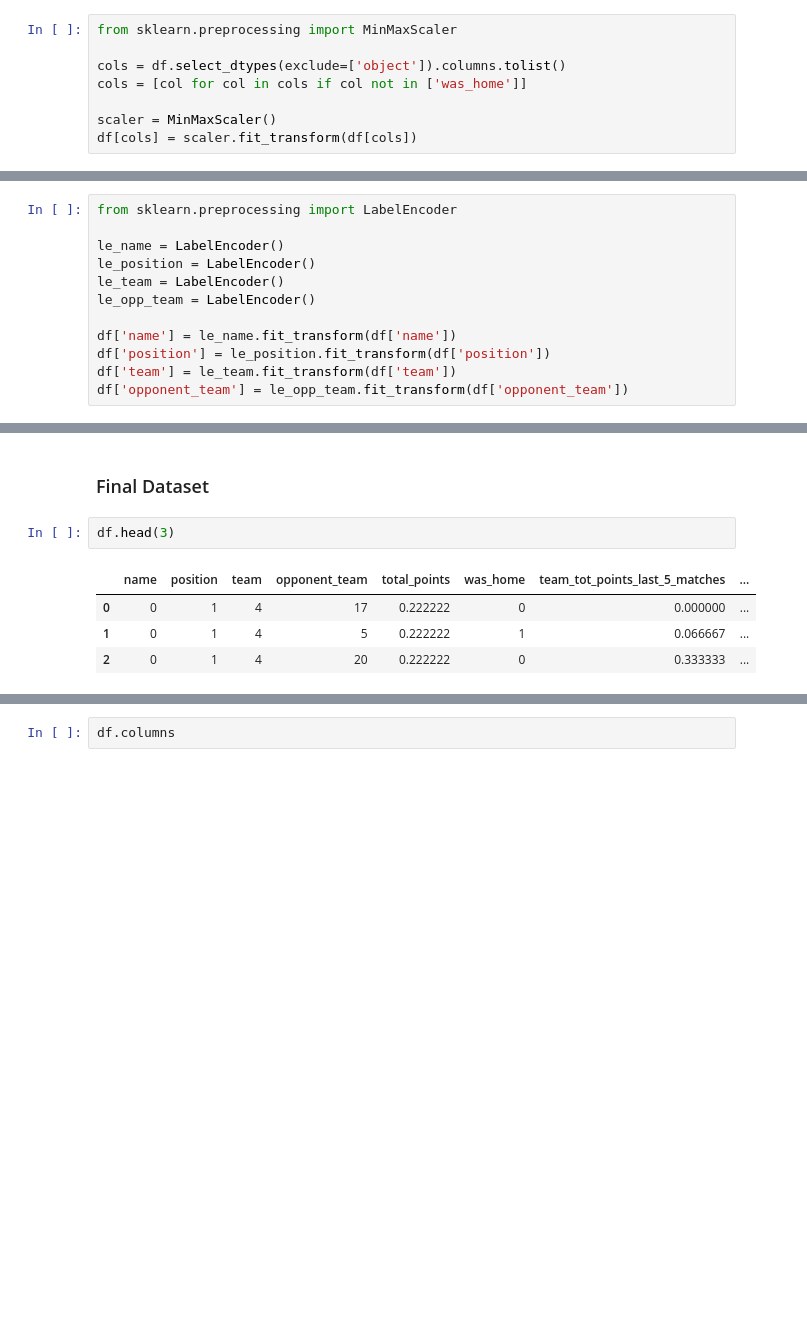
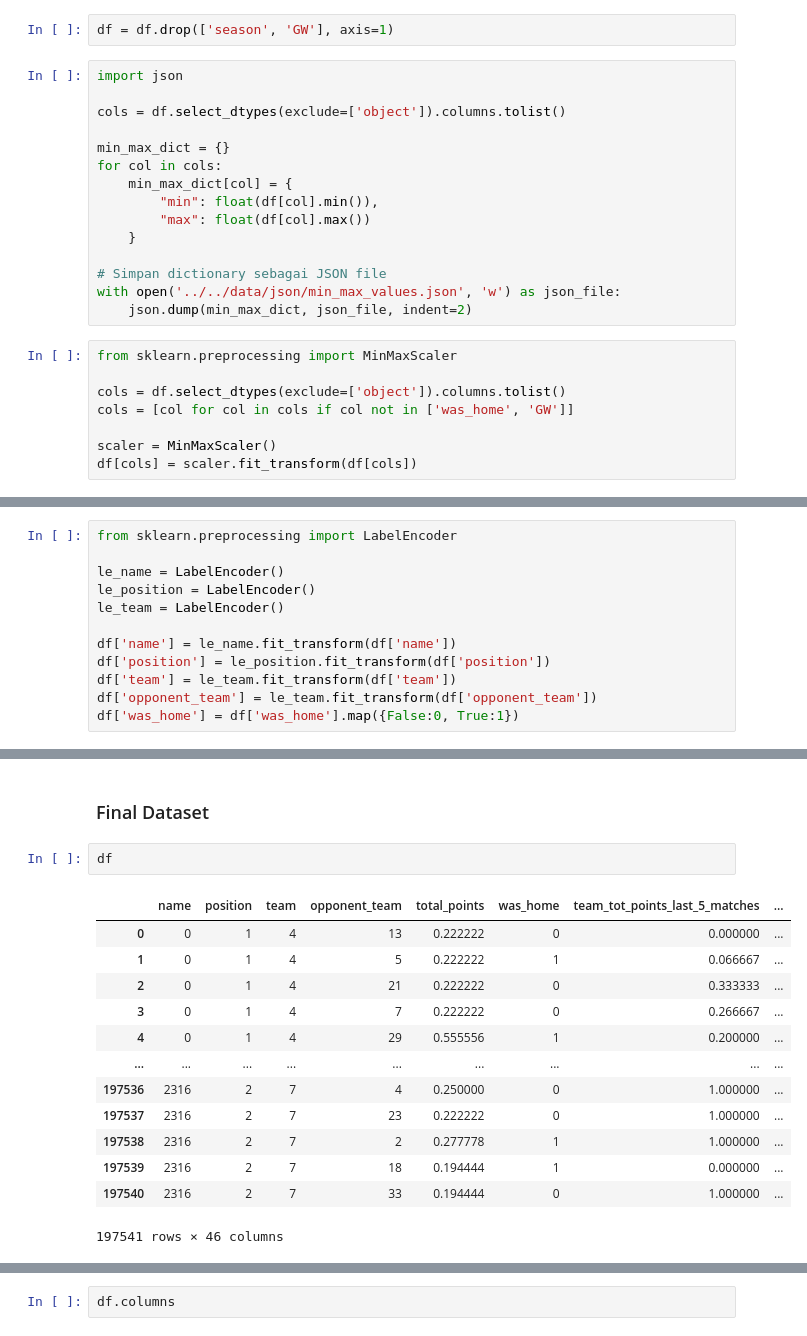
Before and after one commit to TheOX7/Best-Team-Selection-FPL, a Jupyter notebook: notebook/predict/predict_total_points.ipynb, the cells around one changed output, grey strips where cells are left out. Drawn from its saved outputs; the diff is of its cells as text; blank space fills up the shorter version.

```diff
--- a/notebook/predict/predict_total_points.ipynb
+++ b/notebook/predict/predict_total_points.ipynb
@@ -151,8 +193,25 @@ df.head(3)
+# %%
+df = df.drop(['season', 'GW'], axis=1)
+# %%
+import json
+
+cols = df.select_dtypes(exclude=['object']).columns.tolist()
+
+min_max_dict = {}
+for col in cols:
+    min_max_dict[col] = {
+        "min": float(df[col].min()),
+        "max": float(df[col].max())
+    }
+
+# Simpan dictionary sebagai JSON file
+with open('../../data/json/min_max_values.json', 'w') as json_file:
+    json.dump(min_max_dict, json_file, indent=2)
 # %%
 from sklearn.preprocessing import MinMaxScaler
 
 cols = df.select_dtypes(exclude=['object']).columns.tolist()
-cols = [col for col in cols if col not in ['was_home']]
+cols = [col for col in cols if col not in ['was_home', 'GW']]
 
 scaler = MinMaxScaler()
 df[cols] = scaler.fit_transform(df[cols])
@@ -164,12 +223,12 @@ from sklearn.preprocessing import LabelEncoder
 le_name = LabelEncoder()
 le_position = LabelEncoder()
 le_team = LabelEncoder()
-le_opp_team = LabelEncoder()
 
 df['name'] = le_name.fit_transform(df['name'])
 df['position'] = le_position.fit_transform(df['position'])
 df['team'] = le_team.fit_transform(df['team'])
-df['opponent_team'] = le_opp_team.fit_transform(df['opponent_team'])
+df['opponent_team'] = le_team.fit_transform(df['opponent_team'])
+df['was_home'] = df['was_home'].map({False:0, True:1})
 # %%
 df.head()
 # %% [output]
@@ -581,12 +668,21 @@ df[(df['position'] == 1) & (df['tot_saves_last_5'] > 0)]
 # %% [markdown]
 ### Final Dataset
 # %%
-df.head(3)
+df
 # %% [output]
 |  | name | position | team | opponent_team | total_points | was_home | team_tot_points_last_5_matches | ... |
-| 0 | 0 | 1 | 4 | 17 | 0.222222 | 0 | 0.000000 | ... |
+| 0 | 0 | 1 | 4 | 13 | 0.222222 | 0 | 0.000000 | ... |
 | 1 | 0 | 1 | 4 | 5 | 0.222222 | 1 | 0.066667 | ... |
-| 2 | 0 | 1 | 4 | 20 | 0.222222 | 0 | 0.333333 | ... |
+| 2 | 0 | 1 | 4 | 21 | 0.222222 | 0 | 0.333333 | ... |
+| 3 | 0 | 1 | 4 | 7 | 0.222222 | 0 | 0.266667 | ... |
+| 4 | 0 | 1 | 4 | 29 | 0.555556 | 1 | 0.200000 | ... |
+| ... | ... | ... | ... | ... | ... | ... | ... | ... |
+| 197536 | 2316 | 2 | 7 | 4 | 0.250000 | 0 | 1.000000 | ... |
+| 197537 | 2316 | 2 | 7 | 23 | 0.222222 | 0 | 1.000000 | ... |
+| 197538 | 2316 | 2 | 7 | 2 | 0.277778 | 1 | 1.000000 | ... |
+| 197539 | 2316 | 2 | 7 | 18 | 0.194444 | 1 | 0.000000 | ... |
+| 197540 | 2316 | 2 | 7 | 33 | 0.194444 | 0 | 1.000000 | ... |
+197541 rows × 46 columns
 # %%
 df.info()
 # %% [output]
```
Also changed, not shown: parts of 39 cells of this notebook, 1 other file.
